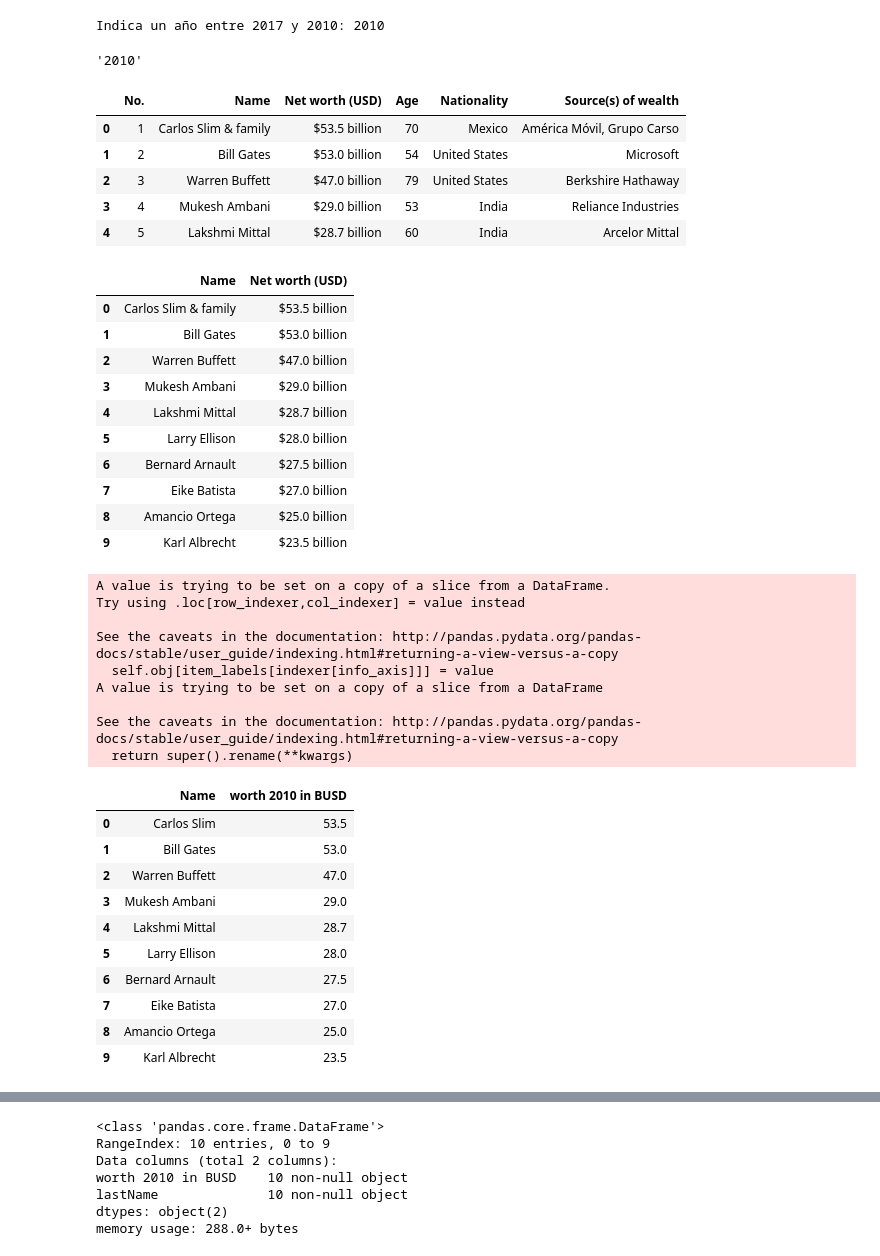
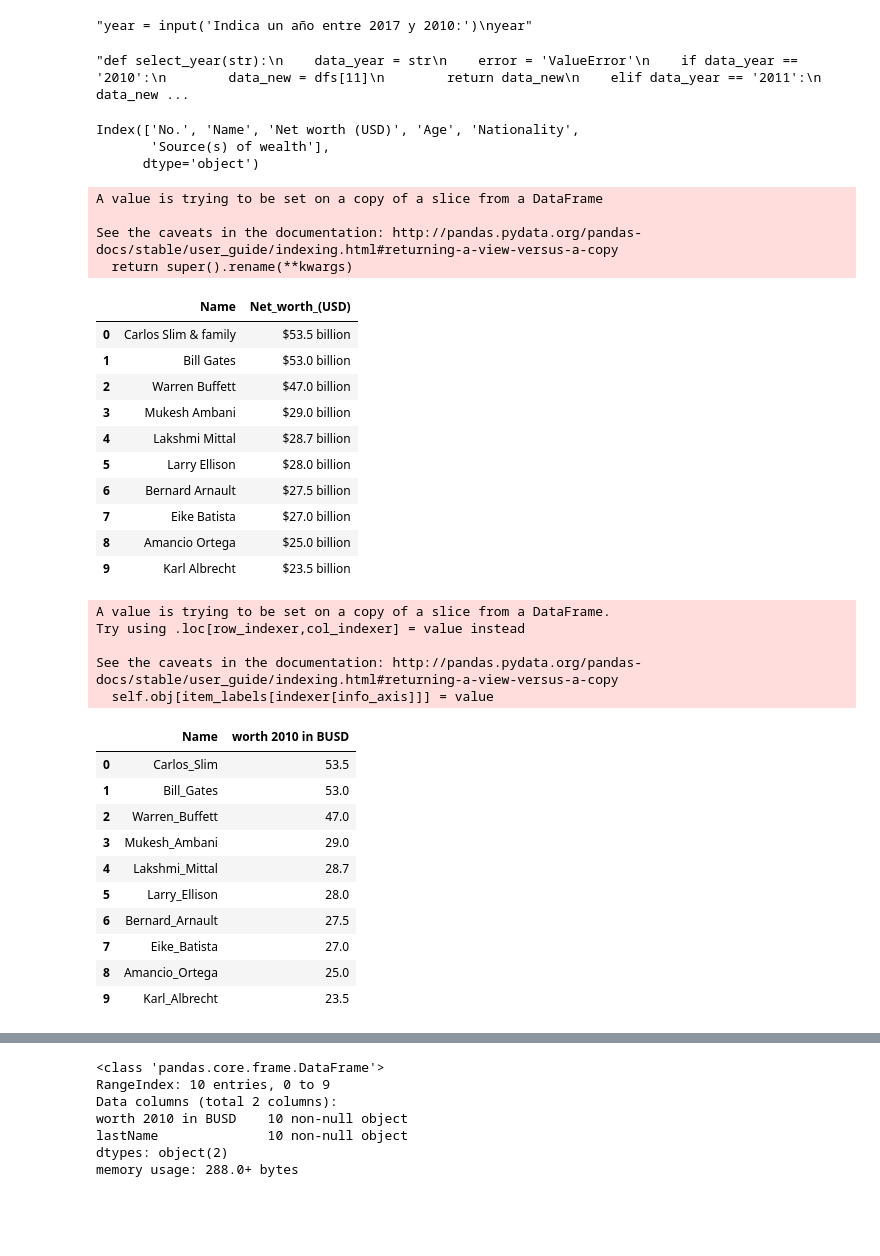
Before and after one commit to Emilioiron/Ironhack-Module-1-Project---Pandas-Python-Emilio-, a Jupyter notebook: notebooks/Notebook_2.ipynb, the cells around one changed output, grey strips where cells are left out. Cells and saved outputs as stored; diff of their text form; code cells hidden in the pictures; blank space fills up the shorter version.

```diff
--- a/notebooks/Notebook_2.ipynb
+++ b/notebooks/Notebook_2.ipynb
@@ -8,8 +8,11 @@ import matplotlib.pyplot as plt
 # %%
 def adquire_new_df():
     dfs = pd.read_html('https://en.wikipedia.org/wiki/The_World%27s_Billionaires')
-    return dfs
-dfs = adquire_new_df()
+    data_new = dfs[11]
+    data_new.to_csv('../data/processed/prueba_jupyter.csv')
+    return data_new
+df = adquire_new_df()
+data_new = df
 # %%
 def adquire_init_df():
     data = pd.read_csv("../data/processed/data.csv", index_col=0)
@@ -18,11 +36,10 @@ data = adquire_init_df()
 # %%
-year = input('Indica un año entre 2017 y 2010:')
-year
+"""year = input('Indica un año entre 2017 y 2010:')
+year"""
 # %% [output]
-Indica un año entre 2017 y 2010: 2010
+"year = input('Indica un año entre 2017 y 2010:')\nyear"
-'2010'
 # %%
-def select_year(str):
+"""def select_year(str):
     data_year = str
     error = 'ValueError'
     if data_year == '2010':
@@ -54,15 +71,15 @@ def select_year(str):
 
 
 data_new = select_year(year)
+"""
+# %% [output]
+"def select_year(str):\n    data_year = str\n    error = 'ValueError'\n    if data_year == '2010':\n        data_new = dfs[11]\n        return data_new\n    elif data_year == '2011':\n        data_new ...
 # %%
-data_new.head()
+data_new.columns
 # %% [output]
-|  | No. | Name | Net worth (USD) | Age | Nationality | Source(s) of wealth |
-| 0 | 1 | Carlos Slim & family | $53.5 billion | 70 | Mexico | América Móvil, Grupo Carso |
-| 1 | 2 | Bill Gates | $53.0 billion | 54 | United States | Microsoft |
-| 2 | 3 | Warren Buffett | $47.0 billion | 79 | United States | Berkshire Hathaway |
-| 3 | 4 | Mukesh Ambani | $29.0 billion | 53 | India | Reliance Industries |
-| 4 | 5 | Lakshmi Mittal | $28.7 billion | 60 | India | Arcelor Mittal |
+Index(['No.', 'Name', 'Net worth (USD)', 'Age', 'Nationality',
+       'Source(s) of wealth'],
+      dtype='object')
 # %%
 
 def delete_columns(df):
@@ -71,13 +88,17 @@ def delete_columns(df):
     valid_columns = ['Name', 'Net worth (USD)']
     # create new df with valid columns
     data_new = df[[x for x in df.columns if x in valid_columns]]
-
+    data_new.rename(columns={'Net worth (USD)': 'Net_worth_(USD)'}, inplace = True)
     return data_new
 
 data_new = delete_columns(data_new)
 data_new
 # %% [output]
+A value is trying to be set on a copy of a slice from a DataFrame
+
+See the caveats in the documentation: http://pandas.pydata.org/pandas-docs/stable/user_guide/indexing.html#returning-a-view-versus-a-copy
+  return super().rename(**kwargs)
-|  | Name | Net worth (USD) |
+|  | Name | Net_worth_(USD) |
 | 0 | Carlos Slim & family | $53.5 billion |
 | 1 | Bill Gates | $53.0 billion |
 | 2 | Warren Buffett | $47.0 billion |
@@ -90,32 +111,28 @@ data_new
 | 9 | Karl Albrecht | $23.5 billion |
 # %%
 def replace_text(df):
-    df.loc[:,'Net worth (USD)'] = df['Net worth (USD)'].str.replace('billion', '')
-    df.loc[:,'Net worth (USD)'] = df['Net worth (USD)'].str.replace('$', '')
-    df.loc[:,'Name'] = df['Name'].str.replace('& family', '')
-    df.rename(columns={'Net worth (USD)': 'worth 2010 in BUSD'}, inplace = True)
-
+    df.loc[:,'Net_worth_(USD)'] = df['Net_worth_(USD)'].str.replace('billion', '')
+    df.loc[:,'Net_worth_(USD)'] = df['Net_worth_(USD)'].str.replace('$', '')
+    df.loc[:,'Name'] = df['Name'].str.replace(' & family', '')
+    df.loc[:,'Name'] = df['Name'].str.replace(' ', '_')
+    df.rename(columns={'Net_worth_(USD)': 'worth 2010 in BUSD'}, inplace = True)
     return data_new
 data_new = replace_text(data_new)
 data_new
 # %% [output]
 A value is trying to be set on a copy of a slice from a DataFrame.
 Try using .loc[row_indexer,col_indexer] = value instead
 
 See the caveats in the documentation: http://pandas.pydata.org/pandas-docs/stable/user_guide/indexing.html#returning-a-view-versus-a-copy
   self.obj[item_labels[indexer[info_axis]]] = value
-A value is trying to be set on a copy of a slice from a DataFrame
-
-See the caveats in the documentation: http://pandas.pydata.org/pandas-docs/stable/user_guide/indexing.html#returning-a-view-versus-a-copy
-  return super().rename(**kwargs)
 |  | Name | worth 2010 in BUSD |
-| 0 | Carlos Slim | 53.5 |
-| 1 | Bill Gates | 53.0 |
-| 2 | Warren Buffett | 47.0 |
-| 3 | Mukesh Ambani | 29.0 |
-| 4 | Lakshmi Mittal | 28.7 |
-| 5 | Larry Ellison | 28.0 |
-| 6 | Bernard Arnault | 27.5 |
-| 7 | Eike Batista | 27.0 |
-| 8 | Amancio Ortega | 25.0 |
-| 9 | Karl Albrecht | 23.5 |
+| 0 | Carlos_Slim | 53.5 |
+| 1 | Bill_Gates | 53.0 |
+| 2 | Warren_Buffett | 47.0 |
+| 3 | Mukesh_Ambani | 29.0 |
+| 4 | Lakshmi_Mittal | 28.7 |
+| 5 | Larry_Ellison | 28.0 |
+| 6 | Bernard_Arnault | 27.5 |
+| 7 | Eike_Batista | 27.0 |
+| 8 | Amancio_Ortega | 25.0 |
+| 9 | Karl_Albrecht | 23.5 |
```
Also changed, not shown: parts of 9 cells of this notebook, 10 other files.
